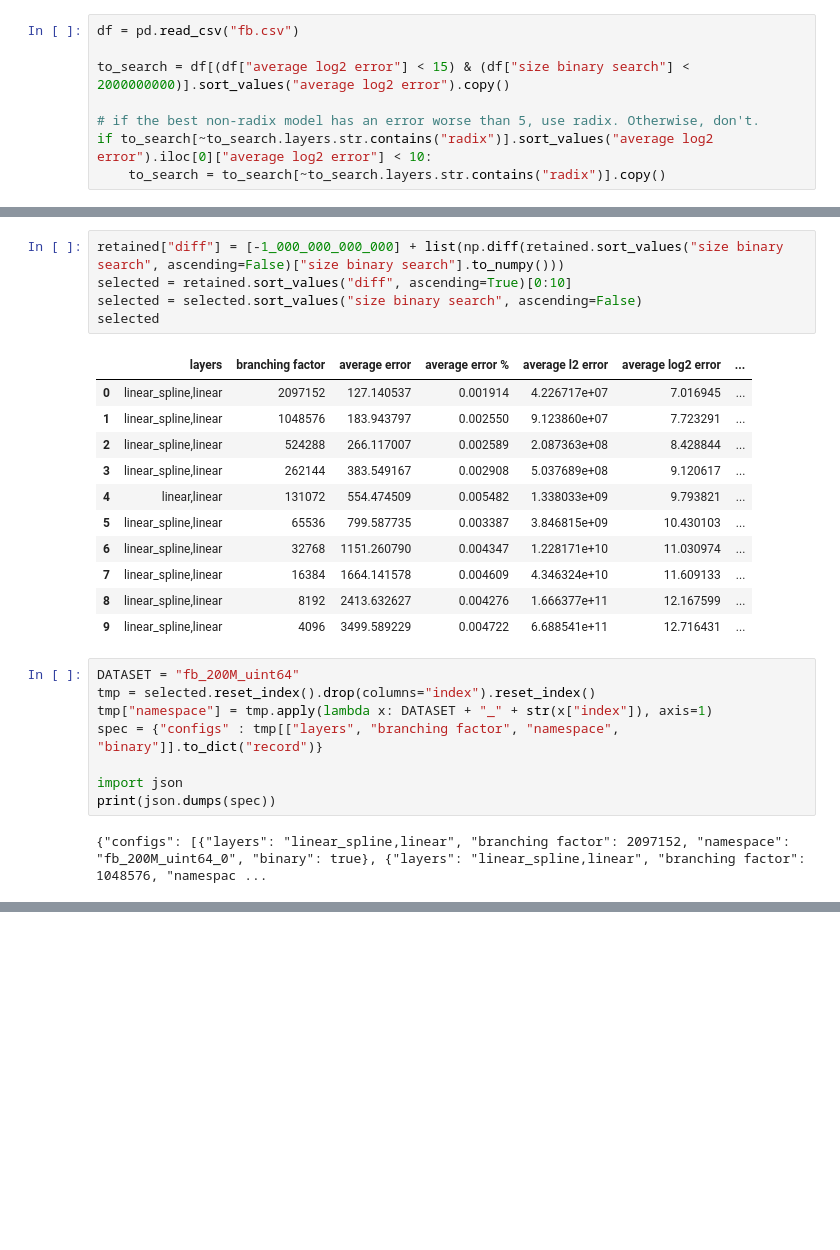
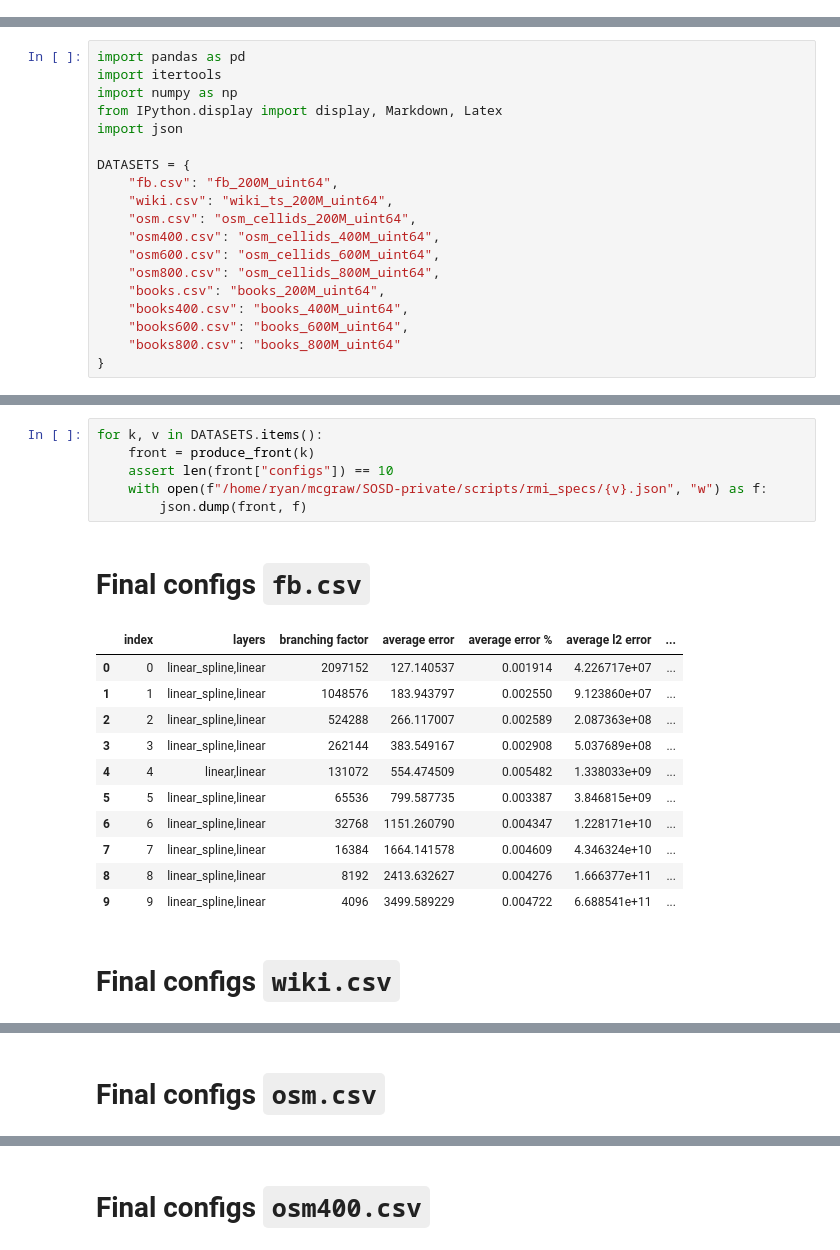
Before and after one commit to learnedsystems/RMI, a Jupyter notebook: optimizer/Untitled.ipynb, the cells around one changed output, grey strips where cells are left out. Cells and saved outputs as stored; diff of their text form; blank space fills up the shorter version.

```diff
--- a/optimizer/Untitled.ipynb
+++ b/optimizer/Untitled.ipynb
@@ -5,8 +0,0 @@ import numpy as np
-# %%
-df = pd.read_csv("fb.csv")
-
-to_search = df[(df["average log2 error"] < 15) & (df["size binary search"] < 2000000000)].sort_values("average log2 error").copy()
-
-# if the best non-radix model has an error worse than 5, use radix. Otherwise, don't.
-if to_search[~to_search.layers.str.contains("radix")].sort_values("average log2 error").iloc[0]["average log2 error"] < 10:
-    to_search = to_search[~to_search.layers.str.contains("radix")].copy()
@@ -34 +1,20 @@ front = front.to_dict("record")
+# %%
+import pandas as pd
+import itertools
+import numpy as np
+from IPython.display import display, Markdown, Latex
+import json
+
+DATASETS = {
+    "fb.csv": "fb_200M_uint64",
+    "wiki.csv": "wiki_ts_200M_uint64",
+    "osm.csv": "osm_cellids_200M_uint64",
+    "osm400.csv": "osm_cellids_400M_uint64",
+    "osm600.csv": "osm_cellids_600M_uint64",
+    "osm800.csv": "osm_cellids_800M_uint64",
+    "books.csv": "books_200M_uint64",
+    "books400.csv": "books_400M_uint64",
+    "books600.csv": "books_600M_uint64",
+    "books800.csv": "books_800M_uint64"
+}
 # %%
@@ -69,27 +72,20 @@ retained
-# %%
-retained["diff"] = [-1_000_000_000_000] + list(np.diff(retained.sort_values("size binary search", ascending=False)["size binary search"].to_numpy()))
-selected = retained.sort_values("diff", ascending=True)[0:10]
-selected = selected.sort_values("size binary search", ascending=False)
-selected
-# %% [output]
-|  | layers | branching factor | average error | average error % | average l2 error | average log2 error | ... |
-| 0 | linear_spline,linear | 2097152 | 127.140537 | 0.001914 | 4.226717e+07 | 7.016945 | ... |
-| 1 | linear_spline,linear | 1048576 | 183.943797 | 0.002550 | 9.123860e+07 | 7.723291 | ... |
-| 2 | linear_spline,linear | 524288 | 266.117007 | 0.002589 | 2.087363e+08 | 8.428844 | ... |
-| 3 | linear_spline,linear | 262144 | 383.549167 | 0.002908 | 5.037689e+08 | 9.120617 | ... |
-| 4 | linear,linear | 131072 | 554.474509 | 0.005482 | 1.338033e+09 | 9.793821 | ... |
-| 5 | linear_spline,linear | 65536 | 799.587735 | 0.003387 | 3.846815e+09 | 10.430103 | ... |
-| 6 | linear_spline,linear | 32768 | 1151.260790 | 0.004347 | 1.228171e+10 | 11.030974 | ... |
-| 7 | linear_spline,linear | 16384 | 1664.141578 | 0.004609 | 4.346324e+10 | 11.609133 | ... |
-| 8 | linear_spline,linear | 8192 | 2413.632627 | 0.004276 | 1.666377e+11 | 12.167599 | ... |
-| 9 | linear_spline,linear | 4096 | 3499.589229 | 0.004722 | 6.688541e+11 | 12.716431 | ... |
-# %%
-DATASET = "fb_200M_uint64"
-tmp = selected.reset_index().drop(columns="index").reset_index()
-tmp["namespace"] = tmp.apply(lambda x: DATASET + "_" + str(x["index"]), axis=1)
-spec = {"configs" : tmp[["layers", "branching factor", "namespace", "binary"]].to_dict("record")}
-
-import json
-print(json.dumps(spec))
-# %% [output]
-{"configs": [{"layers": "linear_spline,linear", "branching factor": 2097152, "namespace": "fb_200M_uint64_0", "binary": true}, {"layers": "linear_spline,linear", "branching factor": 1048576, "namespac ...
+# %%
+for k, v in DATASETS.items():
+    front = produce_front(k)
+    assert len(front["configs"]) == 10
+    with open(f"/home/ryan/mcgraw/SOSD-private/scripts/rmi_specs/{v}.json", "w") as f:
+        json.dump(front, f)
+# %% [output]
+# Final configs `fb.csv`
+|  | index | layers | branching factor | average error | average error % | average l2 error | ... |
+| 0 | 0 | linear_spline,linear | 2097152 | 127.140537 | 0.001914 | 4.226717e+07 | ... |
+| 1 | 1 | linear_spline,linear | 1048576 | 183.943797 | 0.002550 | 9.123860e+07 | ... |
+| 2 | 2 | linear_spline,linear | 524288 | 266.117007 | 0.002589 | 2.087363e+08 | ... |
+| 3 | 3 | linear_spline,linear | 262144 | 383.549167 | 0.002908 | 5.037689e+08 | ... |
+| 4 | 4 | linear,linear | 131072 | 554.474509 | 0.005482 | 1.338033e+09 | ... |
+| 5 | 5 | linear_spline,linear | 65536 | 799.587735 | 0.003387 | 3.846815e+09 | ... |
+| 6 | 6 | linear_spline,linear | 32768 | 1151.260790 | 0.004347 | 1.228171e+10 | ... |
+| 7 | 7 | linear_spline,linear | 16384 | 1664.141578 | 0.004609 | 4.346324e+10 | ... |
+| 8 | 8 | linear_spline,linear | 8192 | 2413.632627 | 0.004276 | 1.666377e+11 | ... |
+| 9 | 9 | linear_spline,linear | 4096 | 3499.589229 | 0.004722 | 6.688541e+11 | ... |
+# Final configs `wiki.csv`
@@ -95,0 +103 @@ print(json.dumps(spec))
+# Final configs `osm.csv`
@@ -95,0 +115 @@ print(json.dumps(spec))
+# Final configs `osm400.csv`
```
Also changed, not shown: parts of 5 cells of this notebook, 1 other file.
